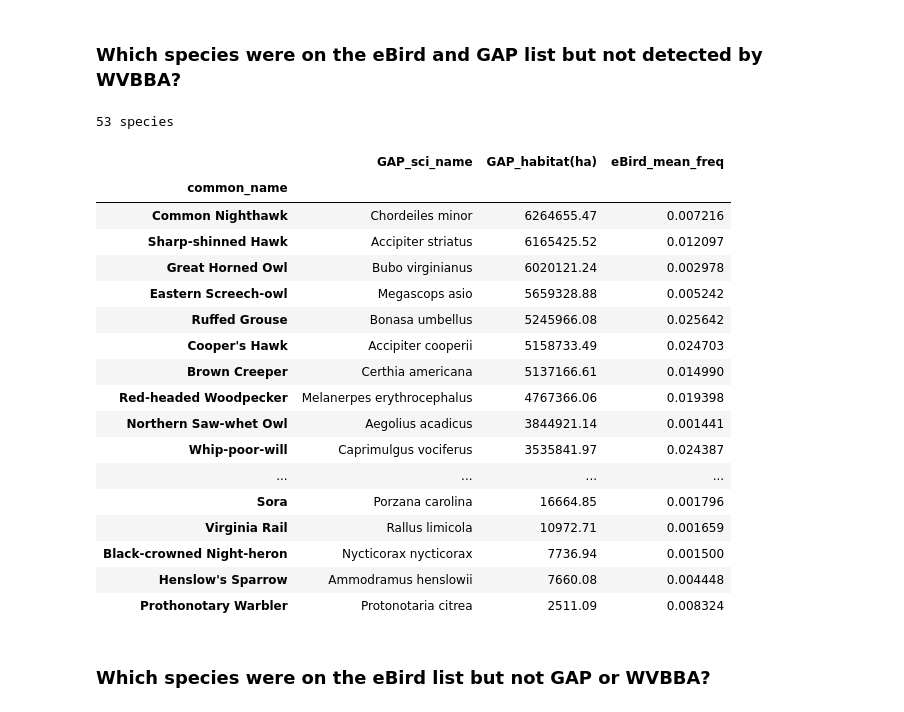
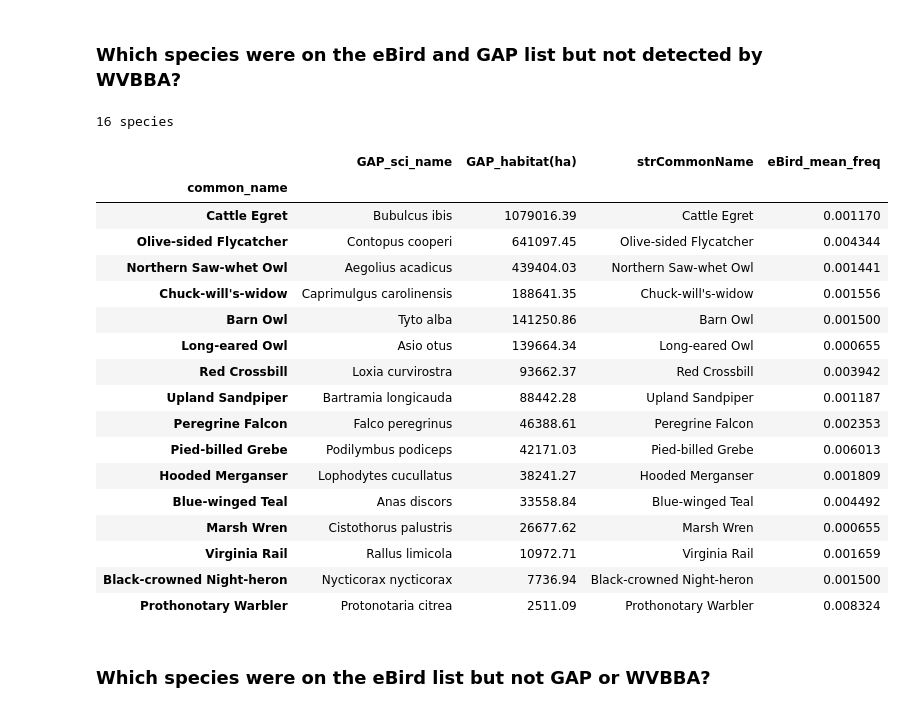
Before and after one commit to nmtarr/GAP-WVBA, a Jupyter notebook: USGAP-WVBBA species list comparison.ipynb, the cells around one changed output. Cells and saved outputs as stored; diff of their text form; code cells hidden in the pictures.

```diff
--- a/USGAP-WVBBA species list comparison.ipynb
+++ b/USGAP-WVBBA species list comparison.ipynb
@@ -76,5 +69,5 @@ GAP_summer.head()
 # %%
-# Drop a species if it is a GAP species not in the GAP summer list
+# Drop a species if it is a GAP species not in the GAP summer list and not detected by WVBBA
 winter_only = crosswalk[(crosswalk["GAP_sci_name"].isin(GAP_summer['strScientificName']) == False) &
-                        (crosswalk["WVV_code"].isnan() == True)]
-winter_only
+                        (crosswalk["WV_code"].isnull() == True)]
+crosswalk = crosswalk[crosswalk['common_name'].isin(winter_only['common_name']) == False]
@@ -83,8 +74,8 @@ AttributeError: 'Series' object has no attribute 'isnan'
 # %%
-crosswalk = crosswalk[crosswalk['common_name'].isin(winter_only['common_name']) == False]
-
 # Update habitat area estimate for species that also winter in WV
-crosswalk = pd.merge(crosswalk, winter_only.filter(["common_name", "GAP_habitat(ha)"], axis=1),
-                     on='common_name', how='inner')
-crosswalk.head()
+crosswalk = pd.merge(crosswalk, GAP_summer.filter(["strCommonName", "intHa"], axis=1),
+                     left_on='common_name', right_on='strCommonName', how='inner')
+crosswalk["GAP_habitat(ha)"] = crosswalk["intHa"]
+crosswalk.drop(["intHa"], axis=1, inplace=True)
+crosswalk.head().T
 # %% [output]
@@ -155,35 +137,35 @@ df.to_csv(fun.dataDir + "/SpeciesLists/merged_spp_lists.csv")
 # %% [markdown]
 ### Which species were on the eBird and GAP list but not detected by WVBBA?
 # %%
-a = (df[(df['WVBBA_individuals'].isnull() == True) &
+a = (df[(df['%_of_blocks'].isnull() == True) &
         (df['GAP_code'].isnull() == False) &
         (df['comName'].isnull() == False)]
      .drop(["WVBBA_sci_name", "WVBBA_individuals", "WVBBA_points", "WVBBA_rate", "comName", "%_of_blocks",
            "GAP_code", "modeled", "WV_code", "notes"], axis=1)
      .sort_values("GAP_habitat(ha)", ascending=False)
      .set_index(["common_name"]))
 print(str(len(a)) + " species")
 a
 # %% [output]
-53 species
+16 species
-|  | GAP_sci_name | GAP_habitat(ha) | eBird_mean_freq |
-| common_name |  |  |  |
-| Common Nighthawk | Chordeiles minor | 6264655.47 | 0.007216 |
-| Sharp-shinned Hawk | Accipiter striatus | 6165425.52 | 0.012097 |
-| Great Horned Owl | Bubo virginianus | 6020121.24 | 0.002978 |
-| Eastern Screech-owl | Megascops asio | 5659328.88 | 0.005242 |
-| Ruffed Grouse | Bonasa umbellus | 5245966.08 | 0.025642 |
-| Cooper's Hawk | Accipiter cooperii | 5158733.49 | 0.024703 |
-| Brown Creeper | Certhia americana | 5137166.61 | 0.014990 |
-| Red-headed Woodpecker | Melanerpes erythrocephalus | 4767366.06 | 0.019398 |
-| Northern Saw-whet Owl | Aegolius acadicus | 3844921.14 | 0.001441 |
-| Whip-poor-will | Caprimulgus vociferus | 3535841.97 | 0.024387 |
-| ... | ... | ... | ... |
-| Sora | Porzana carolina | 16664.85 | 0.001796 |
-| Virginia Rail | Rallus limicola | 10972.71 | 0.001659 |
-| Black-crowned Night-heron | Nycticorax nycticorax | 7736.94 | 0.001500 |
-| Henslow's Sparrow | Ammodramus henslowii | 7660.08 | 0.004448 |
-| Prothonotary Warbler | Protonotaria citrea | 2511.09 | 0.008324 |
+|  | GAP_sci_name | GAP_habitat(ha) | strCommonName | eBird_mean_freq |
+| common_name |  |  |  |  |
+| Cattle Egret | Bubulcus ibis | 1079016.39 | Cattle Egret | 0.001170 |
+| Olive-sided Flycatcher | Contopus cooperi | 641097.45 | Olive-sided Flycatcher | 0.004344 |
+| Northern Saw-whet Owl | Aegolius acadicus | 439404.03 | Northern Saw-whet Owl | 0.001441 |
+| Chuck-will's-widow | Caprimulgus carolinensis | 188641.35 | Chuck-will's-widow | 0.001556 |
+| Barn Owl | Tyto alba | 141250.86 | Barn Owl | 0.001500 |
+| Long-eared Owl | Asio otus | 139664.34 | Long-eared Owl | 0.000655 |
+| Red Crossbill | Loxia curvirostra | 93662.37 | Red Crossbill | 0.003942 |
+| Upland Sandpiper | Bartramia longicauda | 88442.28 | Upland Sandpiper | 0.001187 |
+| Peregrine Falcon | Falco peregrinus | 46388.61 | Peregrine Falcon | 0.002353 |
+| Pied-billed Grebe | Podilymbus podiceps | 42171.03 | Pied-billed Grebe | 0.006013 |
+| Hooded Merganser | Lophodytes cucullatus | 38241.27 | Hooded Merganser | 0.001809 |
+| Blue-winged Teal | Anas discors | 33558.84 | Blue-winged Teal | 0.004492 |
+| Marsh Wren | Cistothorus palustris | 26677.62 | Marsh Wren | 0.000655 |
+| Virginia Rail | Rallus limicola | 10972.71 | Virginia Rail | 0.001659 |
+| Black-crowned Night-heron | Nycticorax nycticorax | 7736.94 | Black-crowned Night-heron | 0.001500 |
+| Prothonotary Warbler | Protonotaria citrea | 2511.09 | Prothonotary Warbler | 0.008324 |
 # %% [markdown]
 ### Which species were on the eBird list but not GAP or WVBBA?
 # %%
```
Also changed, not shown: parts of 10 cells of this notebook, 1 other file.
